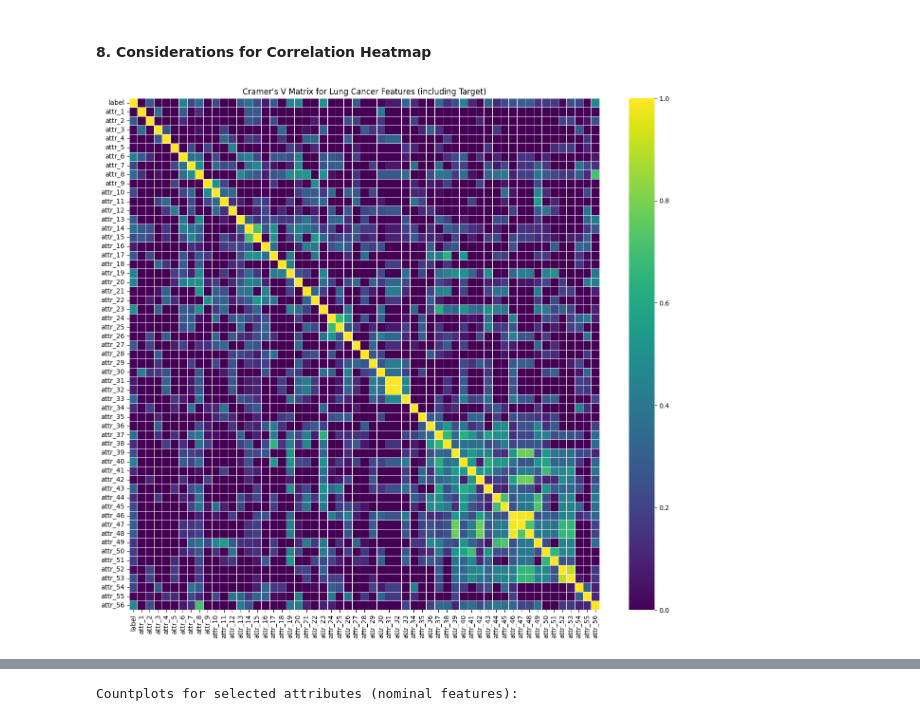
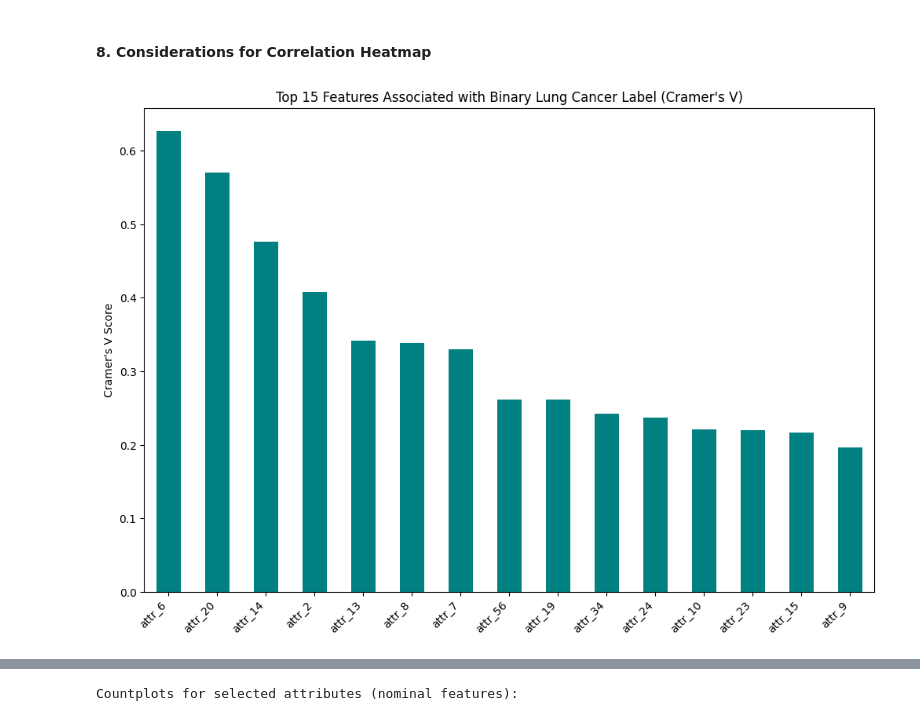
Before and after one commit to Liyzzy/quantum-svm-generalization-study, a Jupyter notebook: notebooks/eda/eda_lung_cancer.ipynb, the cells around one changed output, grey strips where cells are left out. Saved outputs shown, nothing was run; the diff lists cells and outputs as text; code cells hidden in the pictures.

```diff
--- a/notebooks/eda/eda_lung_cancer.ipynb
+++ b/notebooks/eda/eda_lung_cancer.ipynb
@@ -21,23 +21,13 @@ lung_cancer_column_names = ['label'] + [f'attr_{i}' for i in range(1, 57)]
 # --- 2. Load the Dataset ---
 file_path = r'C:\Users\User\Documents\MyProjects\FYP_ResearchProject\data\lung+cancer\lung-cancer.data'
 
-# The file is likely comma-separated (common for UCI).
-# Crucially, missing values are denoted by '?', so we use na_values=['?'].
-# header=None because the file does not contain a header row.
+# Missing values are denoted by '?' in the data file.
+# Load them as NaN
 try:
-    lung_cancer_df = pd.read_csv(file_path, header=None, names=lung_cancer_column_names, na_values=['?'])
+    df = pd.read_csv(file_path, header=None, names=lung_cancer_column_names, na_values=['?'])
     print("Lung Cancer Dataset loaded successfully!")
-    print("First 5 rows of the Lung Cancer dataset:")
-    print(lung_cancer_df.head())
-
 except FileNotFoundError:
-    print(f"Error: The file '{file_path}' was not found. Please ensure 'lung-cancer.data' (or similar) is in the specified location.")
-    print("Also, confirm the file name is correct (e.g., 'lung-cancer.data', 'lung-cancer.csv', 'lung-cancer.txt').")
-    # Exit or handle gracefully if file not found
-    exit()
-except Exception as e:
-    print(f"An error occurred during loading: {e}")
-    print("Please check your file format (delimiter, missing value representation) and adjust pd.read_csv parameters accordingly.")
-    exit()
+    print(f"Error: The file was not found. Please check the file path.")
+    # df = None # Set df to None if loading fails
 # %% [output]
 Lung Cancer Dataset loaded successfully!
@@ -242,65 +257,56 @@ Unique values and counts for selected nominal features:
 # - Cramer's V (based on chi-squared) for strength of association.
 # - Or, convert them to numerical (e.g., one-hot encode) first.
 # For now, we'll skip a heatmap until encoding is done, as it won't be very informative with raw nominals.
 # print("\nNote: Skipping direct correlation heatmap as features are nominal (0-3).")
 # print("Relationships between nominal features are better explored using techniques like Chi-squared test or Cramer's V after encoding.")
 
 # Cramers V -  a measure from statistics that calculates the strength of association between two categorical variables
 # First option is using the chi square independence test.
 # A p value close to zero will mean that our variable are very unlikely to be completely unassociated in some population.
 from scipy.stats import chi2_contingency
 from collections import Counter
 
-# Make the Cramers V funtion
 def cramers_v(x, y):
-    confusion_matrix = pd.crosstab(x, y)
-    chi2 = chi2_contingency(confusion_matrix)[0] # Calculates the Chi-Squared X^2 statistic for the contingency table.
-    n = confusion_matrix.sum().sum() # gets the total number of observations, n, by summing all the values in the contingency table
-    phi2 = chi2 / n # Calculates the phi-squared value (I guess follow the formula)
-    r, k = confusion_matrix.shape # r - number of row categories, k - number of column categories - overall to get the dimensions of contingency table
+    # Calculate Cramers V statistic for categorical association
+    confusion_matrix = pd.crosstab(x, y) # raw data layout for the analysis
+    chi2 = chi2_contingency(confusion_matrix)[0] # calculates the chi square statistic x^2
+    n = confusion_matrix.sum().sum() # Calculates the total sample size
+    phi2 = chi2 / n
+    r, k = confusion_matrix.shape # get number of rows and columns k in table
 
-    # Bias correction used for small samples.
-    # To prevent overestimating the association
-    phi2corr = max(0, phi2 - ((k-1)*(r-1))/(n-1))
-
-    # Calculate the corrected number of rows (rcorr) and columns (kcorr) as part of the bias correction formula
+    # Bias correction to reduce tendency of Cramers V to overestimate the true association
+    phi2corr = max(0, phi2 - ((k-1)*(r-1))/(n-1)) # Calculate the corrected number of rows
     rcorr = r - ((r-1)**2)/(n-1)
     kcorr = k - ((k-1)**2)/(n-1)
+    if min((kcorr-1), (rcorr-1)) == 0:
+        return 0
+    return np.sqrt(phi2corr / min((kcorr-1), (rcorr-1)))
 
-    return np.sqrt(phi2corr / min((kcorr-1), (rcorr-1))) if min((kcorr-1), (rcorr-1)) > 0 else 0
+# Separate features (X) and binary target (y) for analysis
+X = df.drop(['label', 'binary_label'], axis=1)
+y_binary = df['binary_label']
 
-# Build V matrix
-df_for_cramers = lung_cancer_df.copy() # Do on copy and dont bother the original - to ensure that the original data remains unchanged
-num_features = df_for_cramers.shape[1] # Gets the total number of columns(features) in dataframe
-cramers_matrix = pd.DataFrame(index=df_for_cramers.columns, columns=df_for_cramers.columns) # A new empty DataFrame is created to hold the Cramer's V values. It has the same rows and columns, with the column names as labels.
+# Calculate Cramer's V for each feature against the binary target
+cramers_scores = {col: cramers_v(X[col], y_binary) for col in X.columns}
+cramers_series = pd.Series(cramers_scores).sort_values(ascending=False)
 
-# Loops over the upper triangle, set diagonal to 1.0 and mirrors each computed value to keep the matrix symmetric
-for i in range(num_features):
-    for j in range(i, num_features):  # upper triangle only
-        col1 = df_for_cramers.columns[i]
-        col2 = df_for_cramers.columns[j]
-        if col1 == col2:
-            cramers_matrix.loc[col1, col2] = 1.0 # the cramers v is always 1.0, representing a perfect association
-        else:
-            v_val = cramers_v(df_for_cramers[col1], df_for_cramers[col2]) # to calculate the association for each pair of features
-            cramers_matrix.loc[col1, col2] = v_val
-            cramers_matrix.loc[col2, col1] = v_val  # mirror to lower triangle
-
-cramers_matrix = cramers_matrix.astype(float) # Ensures that all values in matrix are in the correct data type
-
-# Plot heatmap
-plt.figure(figsize=(16, 14))
-sns.heatmap(cramers_matrix, cmap='viridis', annot=False, fmt=".2f", linewidths=.5)
-plt.title("Cramer's V Matrix for Lung Cancer Features (including Target)")
+# Plot the top 15 most associated features
+plt.figure(figsize=(12, 8))
+cramers_series.head(15).plot(kind='bar', color='teal')
+plt.title("Top 15 Features Associated with Binary Lung Cancer Label (Cramer's V)")
+plt.ylabel("Cramer's V Score")
+plt.xticks(rotation=45, ha='right')
 plt.show()
 
+print("Top 5 most predictive features:")
+print(cramers_series.head(5))
 
 '''
 Additional Notes :
 0 -> No association
 1 -> Perfect association
 With small N (have 32 for this case), the bias corrected version is much safer
 
 '''
 # %% [output]
-[figure, old version]
+[figure, new version]
```
Also changed, not shown: parts of 17 cells of this notebook, 8 other files.
